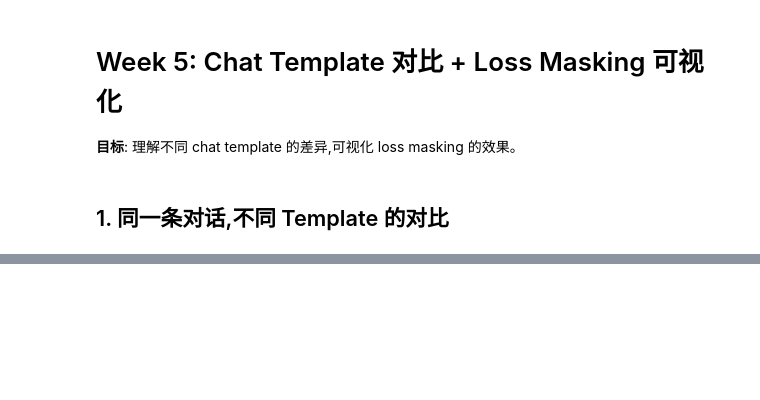
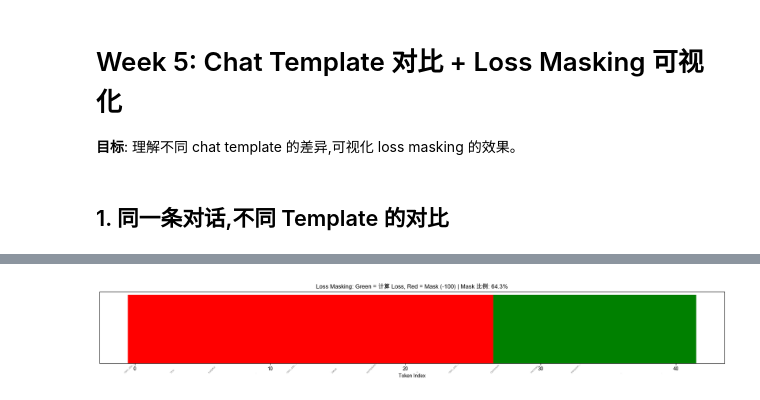
Before and after one commit to Bensonluo/domain-adapt, a Jupyter notebook: phase0/week5/chat_template.ipynb, the cells around one changed output, grey strips where cells are left out. Drawn from its saved outputs; the diff is of its cells as text; code cells hidden in the pictures; blank space fills up the shorter version.

```diff
--- a/phase0/week5/chat_template.ipynb
+++ b/phase0/week5/chat_template.ipynb
@@ -6,6 +6,8 @@
 import torch
 from transformers import AutoTokenizer
 import matplotlib.pyplot as plt
+import matplotlib
+matplotlib.rcParams['font.sans-serif'] = ['Arial Unicode MS']
 # %% [markdown]
 ## 1. 同一条对话,不同 Template 的对比
 # %%
@@ -15,13 +17,12 @@ CONVERSATION = [
     {"role": "assistant", "content": "Common symptoms include increased thirst, frequent urination, and fatigue."},
 ]
 
-# 加载 tokenizer (如果某些模型需要 HF 登录,可以先跳过)
 tokenizers = {}
 for name, model_id in [
-    ("Qwen", "Qwen/Qwen2.5-3B-Instruct"),
-    # ("Llama-3", "meta-llama/Meta-Llama-3-8B-Instruct"),
+    ("Qwen2.5", "Qwen/Qwen2.5-3B-Instruct"),
 ]:
     try:
         tokenizers[name] = AutoTokenizer.from_pretrained(model_id)
+        print(f"{name} 加载成功")
     except Exception as e:
         print(f"{name} 加载失败: {e}")
@@ -28,9 +31,18 @@ for name, model_id in [
 # %%
+results = {}
 for name, tok in tokenizers.items():
     prompt = tok.apply_chat_template(CONVERSATION, tokenize=False, add_generation_prompt=True)
     tokens = tok.encode(prompt)
+    decoded = [tok.decode([t]) for t in tokens]
+    results[name] = {
+        'prompt': prompt,
+        'tokens': tokens,
+        'decoded': decoded,
+        'count': len(tokens),
+    }
     print(f"\n{'='*60}")
     print(f"Model: {name}")
     print(f"Token count: {len(tokens)}")
-    print(f"Preview:\n{prompt[:200]}...")
-    print(f"\nTokens: {tokens[:20]}...")
+    print(f"Preview:\n{prompt[:300]}")
+    print(f"\nFirst 30 tokens: {tokens[:30]}")
+    print(f"Decoded: {''.join(decoded[:30])}")
@@ -106,0 +119,59 @@ print("3. 性能显著下降")
+# %%
+def mask_labels(input_ids, tokenizer):
+    """只在最后一个 assistant 回复上计算 loss,其余设为 -100。"""
+    labels = [-100] * len(input_ids)
+
+    assistant_marker = tokenizer.encode("<|im_start|>assistant\n", add_special_tokens=False)
+    marker_len = len(assistant_marker)
+
+    last_assistant_start = -1
+    for i in range(len(input_ids) - marker_len, -1, -1):
+        if input_ids[i:i + marker_len] == assistant_marker:
+            last_assistant_start = i
+            break
+
+    if last_assistant_start >= 0:
+        for j in range(last_assistant_start + marker_len, len(input_ids)):
+            labels[j] = input_ids[j]
+
+    return labels
+
+
+def visualize_loss_masking(tokenizer, conversation):
+    prompt = tokenizer.apply_chat_template(conversation, tokenize=False)
+    tokens = tokenizer.encode(prompt)
+    labels = mask_labels(tokens, tokenizer)
+
+    decoded = [tokenizer.decode([t]) for t in tokens]
+
+    mask_ratio = sum(1 for l in labels if l == -100) / len(labels) * 100
+
+    fig, ax = plt.subplots(figsize=(18, 3))
+    colors = ['green' if l != -100 else 'red' for l in labels]
+    ax.bar(range(len(tokens)), [1] * len(tokens), color=colors, width=1)
+    ax.set_xlabel("Token Index")
+    ax.set_yticks([])
+    ax.set_title(f"Loss Masking: Green = 计算 Loss, Red = Mask (-100) | Mask 比例: {mask_ratio:.1f}%")
+
+    for i, (t, d) in enumerate(zip(tokens, decoded)):
+        clean = d.replace('\n', '\\n').replace(' ', '·')
+        if len(clean) > 8:
+            clean = clean[:8] + '...'
+        if i % 3 == 0:
+            ax.text(i, -0.15, clean, rotation=45, ha='right', fontsize=6, color='gray')
+
+    plt.tight_layout()
+    plt.show()
+
+    n_loss = sum(1 for l in labels if l != -100)
+    n_mask = sum(1 for l in labels if l == -100)
+    print(f"总 token 数: {len(tokens)}")
+    print(f"参与 loss 的 token: {n_loss} ({n_loss/len(tokens)*100:.1f}%)")
+    print(f"被 mask 的 token: {n_mask} ({n_mask/len(tokens)*100:.1f}%)")
+    print(f"\nLoss masking 检查: mask 比例 > 50%? {'✓ 正确' if mask_ratio > 50 else '✗ 异常'}")
+
+if tokenizers:
+    name = list(tokenizers.keys())[0]
+    print(f"使用 {name} tokenizer:")
+    visualize_loss_masking(tokenizers[name], CONVERSATION)
+# %% [output]
@@ -106,0 +179 @@ print("3. 性能显著下降")
+[figure, added]
```
Also changed, not shown: parts of 14 cells of this notebook, 14 other files.
